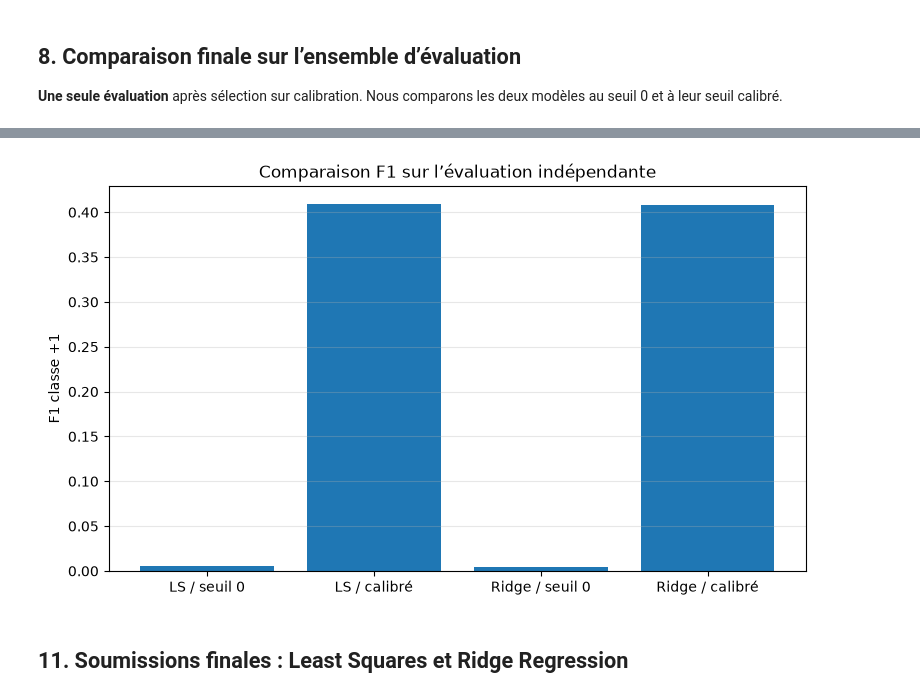
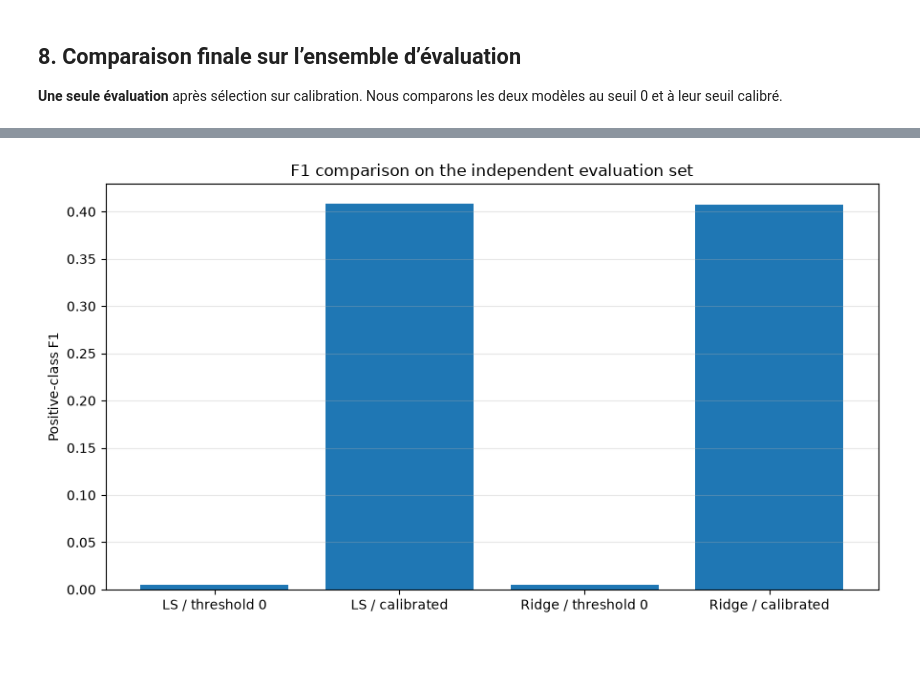
Before and after one commit to LucasBr04/project_1_ML, a Jupyter notebook: Least_Squares_Ridge_BRFSS.ipynb, the cells around one changed output, grey strips where cells are left out. Saved outputs shown, nothing was run; the diff lists cells and outputs as text; code cells hidden in the pictures; blank space fills up the shorter version.

```diff
--- a/Least_Squares_Ridge_BRFSS.ipynb
+++ b/Least_Squares_Ridge_BRFSS.ipynb
@@ -100,7 +171,7 @@ def classification_metrics(y_true, y_pred):
 
 
 def best_f1_threshold(y_true, scores):
-    """Recherche exacte du meilleur seuil F1 sur calibration"""
+    """Exact search for the optimal F1 threshold on the calibration set"""
     y_true = np.asarray(y_true)
     scores = np.asarray(scores, dtype=float)
     order = np.argsort(-scores, kind="stable")
@@ -116,5 +187,5 @@ def best_f1_threshold(y_true, scores):
     return float(s[best]), float(f1[best])
 
 baseline = classification_metrics(y_eval, np.full(len(y_eval), -1))
-print("Baseline toujours -1 :", baseline)
+print("Baseline always -1 :", baseline)
 # %% [output]
@@ -370,14 +482,25 @@ comparison.to_csv("plot/comparison.csv")
 # %%
 fig, ax = plt.subplots(figsize=(9, 5))
-subset = comparison.loc[["Least Squares / seuil 0", "Least Squares / seuil calibré",
-                         "Ridge / seuil 0", "Ridge / seuil calibré"]]
-ax.bar(np.arange(len(subset)), subset["F1"].to_numpy())
-ax.set_xticks(np.arange(len(subset)), ["LS / seuil 0", "LS / calibré", "Ridge / seuil 0", "Ridge / calibré"])
-ax.set_ylabel("F1 classe +1")
-ax.set_title("Comparaison F1 sur l’évaluation indépendante")
+
+model_names = [
+    "Least Squares / threshold 0",
+    "Least Squares / calibrated threshold",
+    "Ridge / threshold 0",
+    "Ridge / calibrated threshold",
+]
+by_name = {row["Model"]: row for row in comparison}
+subset = [by_name[name] for name in model_names]
+
+ax.bar(np.arange(len(subset)), table_column(subset, "F1"))
+ax.set_xticks(
+    np.arange(len(subset)),
+    ["LS / threshold 0", "LS / calibrated", "Ridge / threshold 0", "Ridge / calibrated"],
+)
+ax.set_ylabel("Positive-class F1")
+ax.set_title("F1 comparison on the independent evaluation set")
 ax.grid(axis="y", alpha=0.3)
+
+plt.tight_layout()
 plt.show()
 # %% [output]
-[figure, old version]
+[figure, new version]
-# %% [markdown]
-## 11. Soumissions finales : Least Squares et Ridge Regression
```
Also changed, not shown: parts of 17 cells of this notebook, 13 other files.
